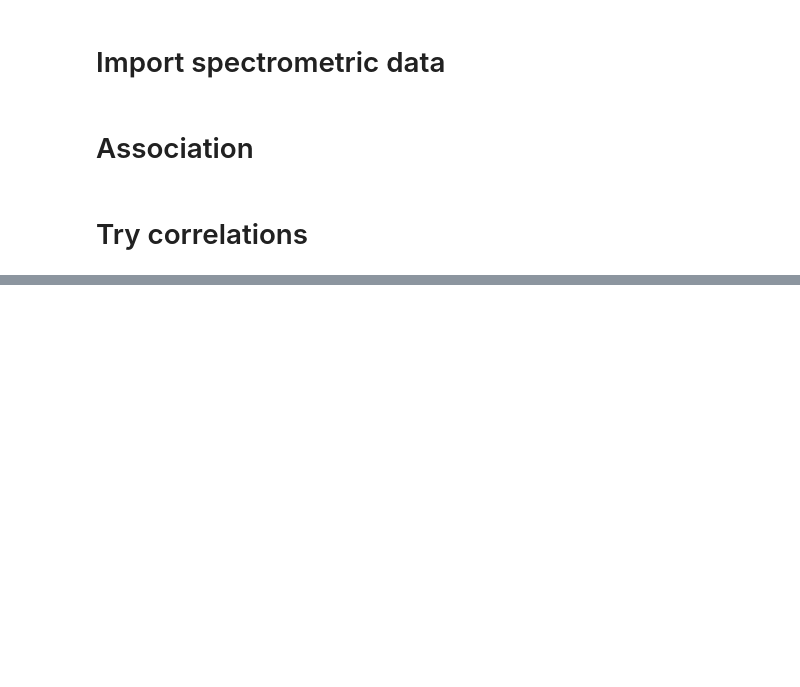
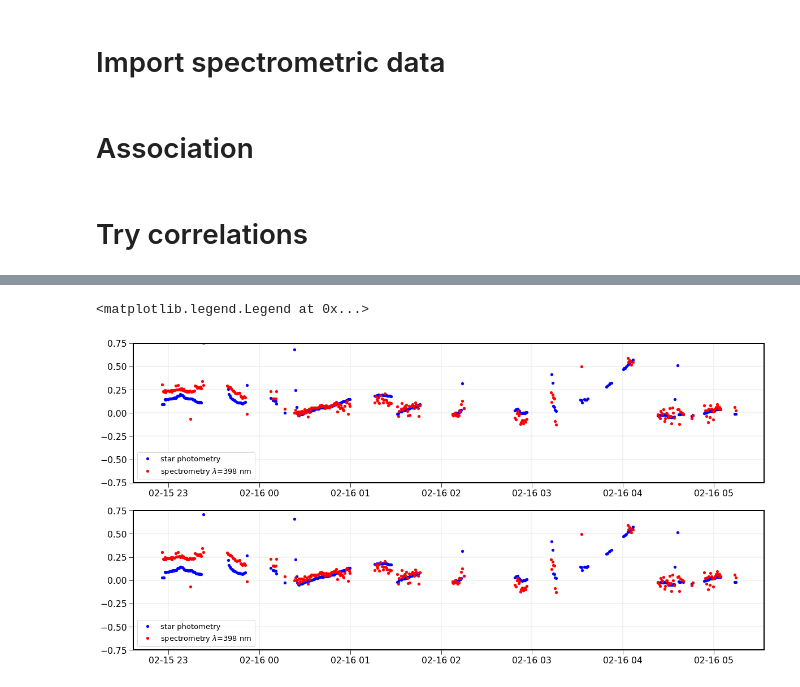
Before and after one commit to sylvielsstfr/SpectractorAnaAtm19, a Jupyter notebook: ana_20190215_HD116405_Filtre_None/MergeSpectroPhoto.ipynb, the cells around one changed output, grey strips where cells are left out. Drawn from its saved outputs; the diff is of its cells as text; code cells hidden in the pictures; blank space fills up the shorter version.

```diff
--- a/ana_20190215_HD116405_Filtre_None/MergeSpectroPhoto.ipynb
+++ b/ana_20190215_HD116405_Filtre_None/MergeSpectroPhoto.ipynb
@@ -188,0 +236,23 @@ plt.ylim(-1.,1.)
+# %%
+am=t["airmass"]
+od_adiab = RayOptDepth_adiabatic(500.,altitude=2890.5, costh=1./am)  -  RayOptDepth_adiabatic(500.,altitude=2890.5, costh=1)# Rayleigh optical depth
+
+# absorption magnitude corrected from Rayleigh attenuation
+abs=t["starmag"]-2.5/np.log(10.)*od_adiab
+# %%
+plt.figure(figsize=(20,10))
+plt.subplot(2,1,1)
+plt.plot(all_datetime1,t["starmag"]+16.2,'bo',label="star photometry")
+plt.plot(all_datetime1,MAttenuation_mean_ALL[all_idx[0],map_photo_to_spectro_idx],'ro',label="spectrometry $\lambda$={:3.0f} nm".format(Lambdas_ref[all_idx[0]]))
+plt.ylim(-0.75,0.75)
+plt.grid()
+plt.legend()
+plt.subplot(2,1,2)
+plt.plot(all_datetime1,abs+16.2,'bo',label="star photometry")
+plt.plot(all_datetime1,MAttenuation_mean_ALL[all_idx[0],map_photo_to_spectro_idx],'ro',label="spectrometry $\lambda$={:3.0f} nm".format(Lambdas_ref[all_idx[0]]))
+plt.ylim(-0.75,0.75)
+plt.grid()
+plt.legend()
+# %% [output]
+<matplotlib.legend.Legend at 0x...>
+[figure, added]
```
Also changed, not shown: parts of 16 cells of this notebook.
